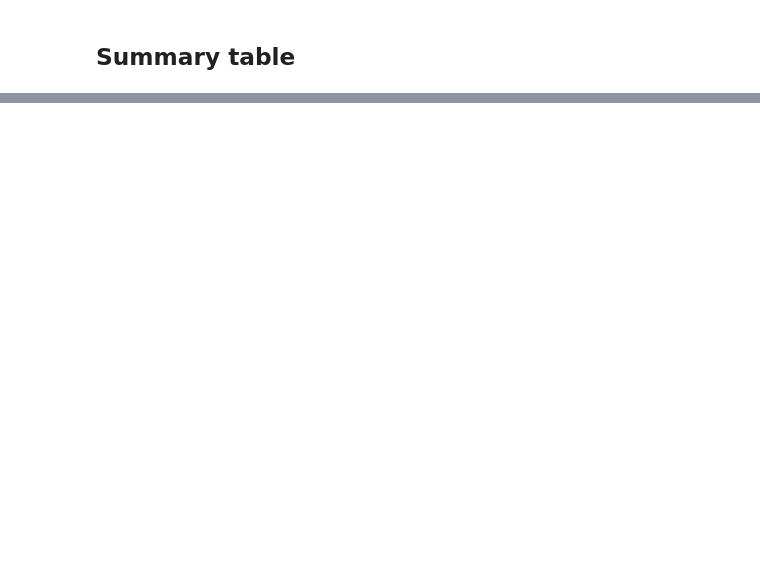
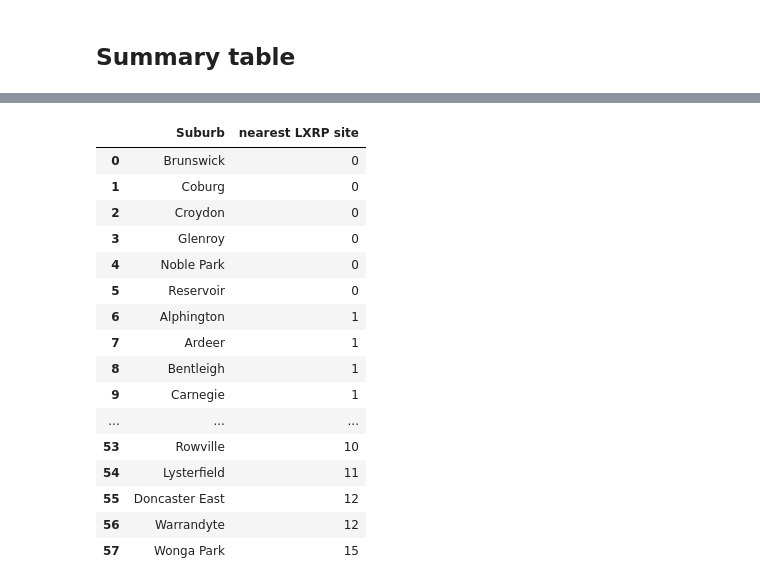
Before and after one commit to samantha-chin/ECC3479-project, a Jupyter notebook: ECC3479_notebook.ipynb, the cells around one changed output, grey strips where cells are left out. Cells and saved outputs as stored; diff of their text form; code cells hidden in the pictures; blank space fills up the shorter version.

```diff
--- a/ECC3479_notebook.ipynb
+++ b/ECC3479_notebook.ipynb
@@ -924,0 +927,91 @@ Saved combined table to c:\Users\samantha\Desktop\ECC3479-project\ecc3479-projec
+# %%
+import pandas as pd
+
+suburbs = [
+    ("Chelsea", 4),
+    ("Laverton", 3),
+    ("Ringwood", 2),
+    ("Mentone", 2),
+    ("Preston", 1),
+    ("Blackburn", 2),
+    ("Beaconsfield", 2),
+    ("Essendon", 1),
+    ("Glen Iris", 1),
+    ("Cranbourne", 3),
+    ("Campbellfield", 3),
+    ("Pakenham", 3),
+    ("Lilydale", 2),
+    ("Bentleigh", 1),
+    ("Clayton", 2),
+    ("Noble Park", 2),
+    ("Cheltenham", 2),
+    ("Werribee", 3),
+    ("Berwick", 3),
+    ("Croydon", 0),
+    ("Noble Park", 0),
+    ("Edithvale", 2),
+    ("Williamstown", 1),
+    ("Ardeer", 1),
+    ("St Albans", 1),
+    ("Sunbury", 2),
+    ("Glenroy", 0),
+    ("Alphington", 1),
+    ("Carnegie", 1),
+    ("Hallam", 3),
+    ("Mitcham", 2),
+    ("Reservoir", 0),
+    ("Coburg", 0),
+    ("Brunswick", 0),
+    ("Bundoora", 4),
+    ("Doncaster", 10),
+    ("Doncaster East", 12),
+    ("Donvale", 9),
+    ("Templestowe", 8),
+    ("Templestowe Lower", 6),
+    ("Warrandyte", 12),
+    ("Wonga Park", 15),
+    ("Park Orchards", 9),
+    ("Bulleen", 10),
+    ("Rowville", 10),
+    ("Lysterfield", 11),
+    ("Scoresby", 9),
+    ("Knoxfield", 9),
+    ("Wantirna", 6),
+    ("Wantirna South", 7),
+    ("The Basin", 7),
+    ("Endeavour Hills", 6),
+    ("Doveton", 4),
+    ("Greenvale", 7),
+    ("Gladstone Park", 6),
+    ("Westmeadows", 3),
+    ("Tullamarine", 6),
+    ("Keilor East", 4),
+]
+
+suburb_table = pd.DataFrame(
+    suburbs,
+    columns=["Suburb", "nearest LXRP site"],
+)
+suburb_table = suburb_table.sort_values(
+    by=["nearest LXRP site", "Suburb"],
+    kind="mergesort",
+).reset_index(drop=True)
+display(suburb_table)
+# %% [output]
+|  | Suburb | nearest LXRP site |
+| 0 | Brunswick | 0 |
+| 1 | Coburg | 0 |
+| 2 | Croydon | 0 |
+| 3 | Glenroy | 0 |
+| 4 | Noble Park | 0 |
+| 5 | Reservoir | 0 |
+| 6 | Alphington | 1 |
+| 7 | Ardeer | 1 |
+| 8 | Bentleigh | 1 |
+| 9 | Carnegie | 1 |
+| ... | ... | ... |
+| 53 | Rowville | 10 |
+| 54 | Lysterfield | 11 |
+| 55 | Doncaster East | 12 |
+| 56 | Warrandyte | 12 |
+| 57 | Wonga Park | 15 |
```
Also changed, not shown: parts of 5 cells of this notebook, 1 other file.
